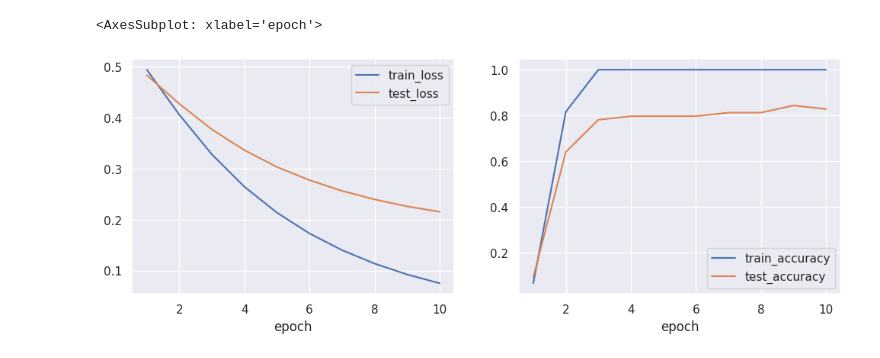
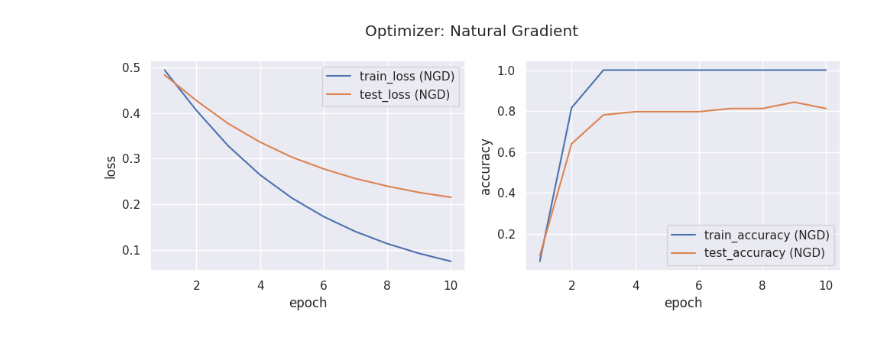
Before and after one commit to kwignb/SuperAdam, a Jupyter notebook: notebooks/02_visualize.ipynb, the cells around one changed output. Drawn from its saved outputs; the diff is of its cells as text; code cells hidden in the pictures.

```diff
--- a/notebooks/02_visualize.ipynb
+++ b/notebooks/02_visualize.ipynb
@@ -26,10 +61,14 @@ emp_ngd
 # %%
-loss_list = ['epoch', 'train_loss', 'test_loss']
-acc_list = ['epoch', 'train_accuracy', 'test_accuracy']
+loss_list = ['epoch', 'train_loss (NGD)', 'test_loss (NGD)']
+acc_list = ['epoch', 'train_accuracy (NGD)', 'test_accuracy (NGD)']
 
-fig, axes = plt.subplots(nrows=1, ncols=2, figsize=(12, 4))
+fig, axes = plt.subplots(nrows=1, ncols=2, figsize=(10, 4))
 emp_ngd[loss_list].plot(x='epoch', ax=axes[0])
 emp_ngd[acc_list].plot(x='epoch', ax=axes[1])
+axes[0].set_ylabel('loss')
+axes[1].set_ylabel('accuracy')
+fig.suptitle('Optimizer: Natural Gradient')
+fig.tight_layout()
+fig.show()
 # %% [output]
-<AxesSubplot: xlabel='epoch'>
-[figure, old version]
+[figure, new version]
```
Also changed, not shown: parts of 25 cells of this notebook, 8 other files.
